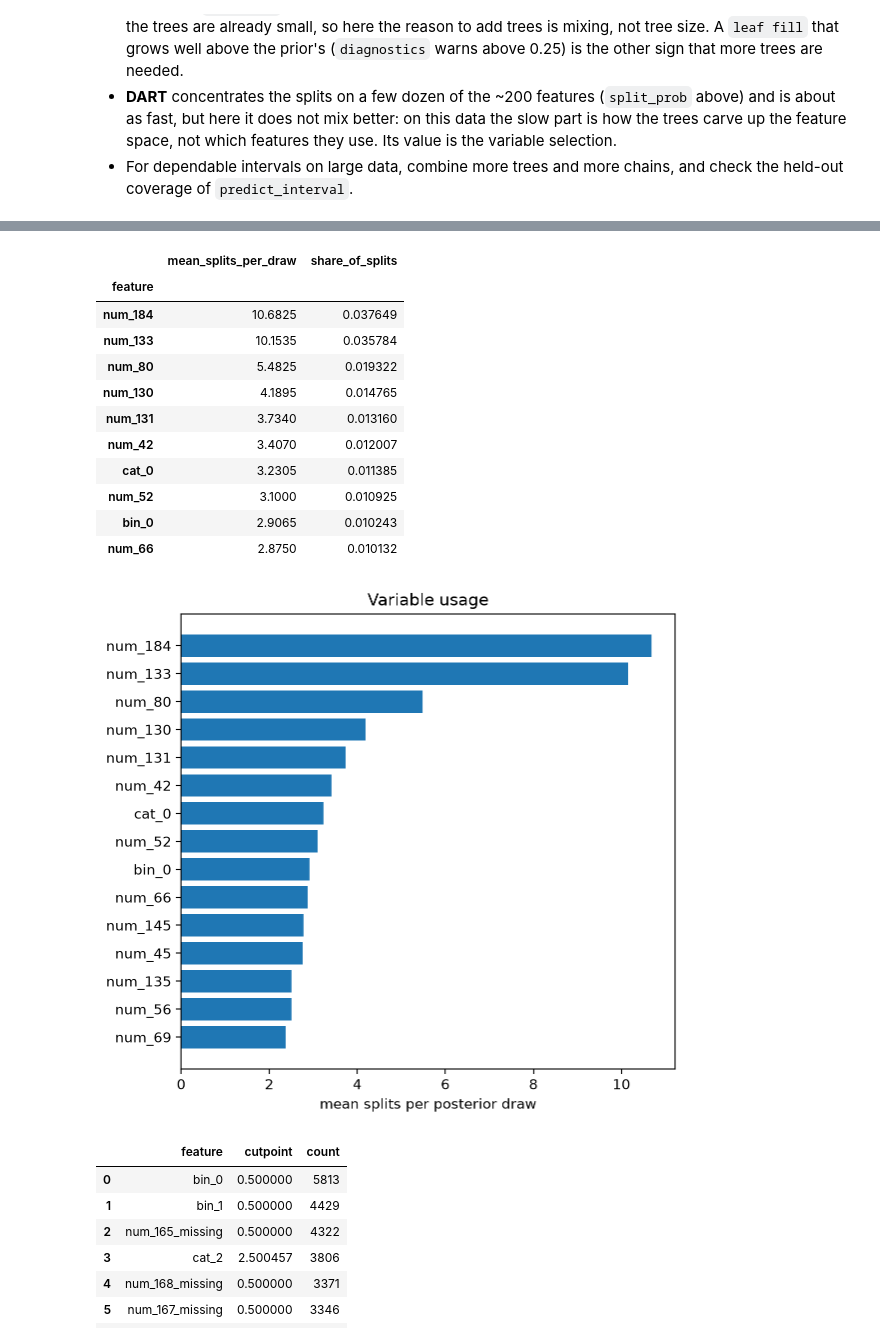
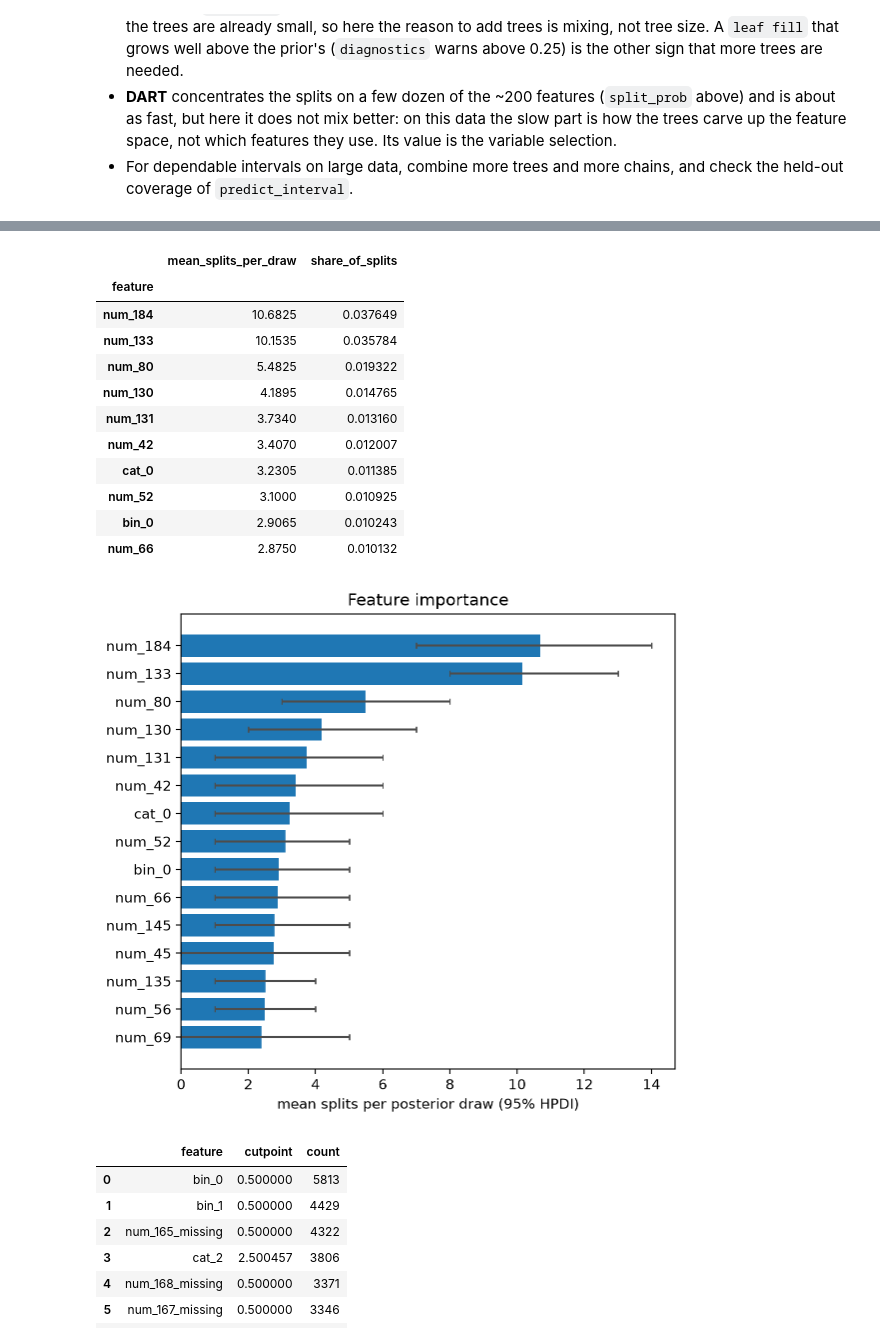
Before and after one commit to yingboli/tree_ensembles, a Jupyter notebook: notebooks/bart_demo.ipynb, the cells around one changed output, grey strips where cells are left out. Drawn from its saved outputs; the diff is of its cells as text; code cells hidden in the pictures.

```diff
--- a/notebooks/bart_demo.ipynb
+++ b/notebooks/bart_demo.ipynb
@@ -457,20 +464,20 @@ share of trees by depth:
 # %%
-plot_variable_usage(forest, top=15)
+plot_feature_importance(forest, top=15, prob=0.95)
 forest.variable_usage().head(10)
 # %% [output]
 |  | mean_splits_per_draw | share_of_splits |
 | feature |  |  |
 | num_184 | 10.6825 | 0.037649 |
 | num_133 | 10.1535 | 0.035784 |
 | num_80 | 5.4825 | 0.019322 |
 | num_130 | 4.1895 | 0.014765 |
 | num_131 | 3.7340 | 0.013160 |
 | num_42 | 3.4070 | 0.012007 |
 | cat_0 | 3.2305 | 0.011385 |
 | num_52 | 3.1000 | 0.010925 |
 | bin_0 | 2.9065 | 0.010243 |
 | num_66 | 2.8750 | 0.010132 |
-[figure, old version]
+[figure, new version]
 # %%
 reg.split_points().head(10)  # most used cut values (a row goes right if x > cutpoint)
 # %% [output]
```
Also changed, not shown: parts of 8 cells of this notebook, 6 other files.
